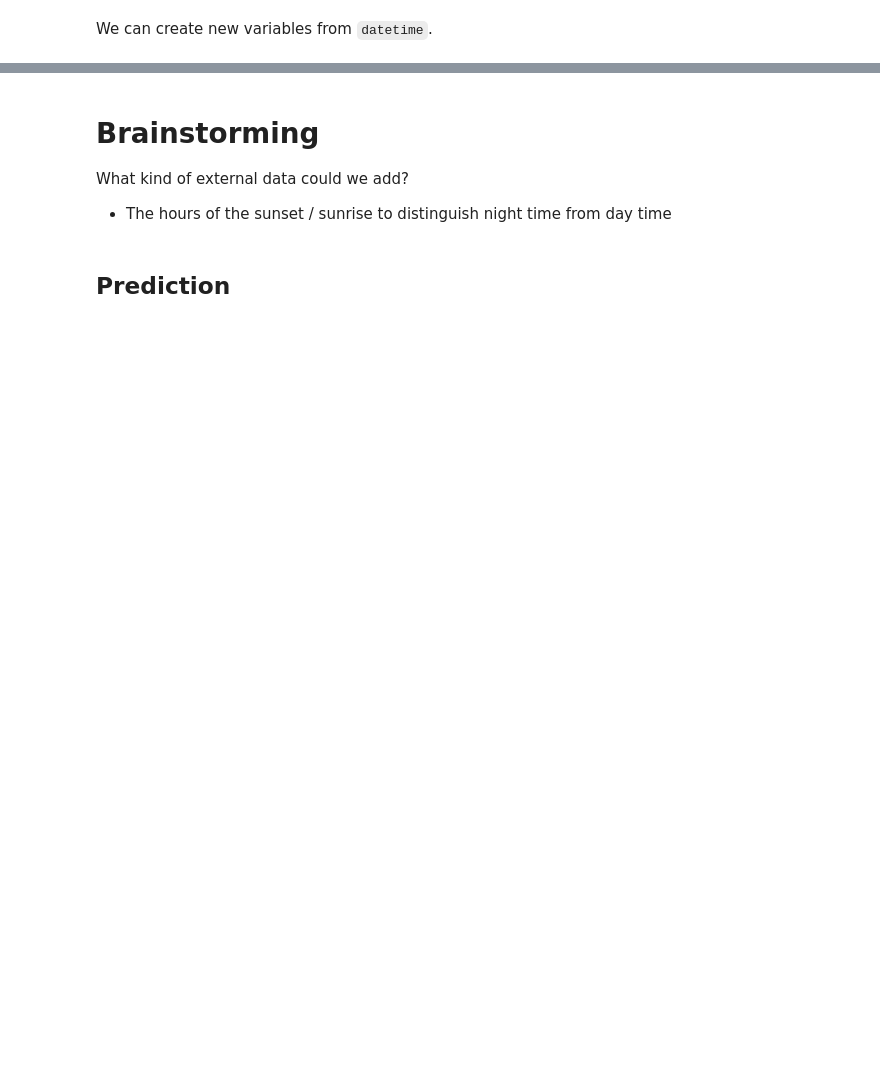
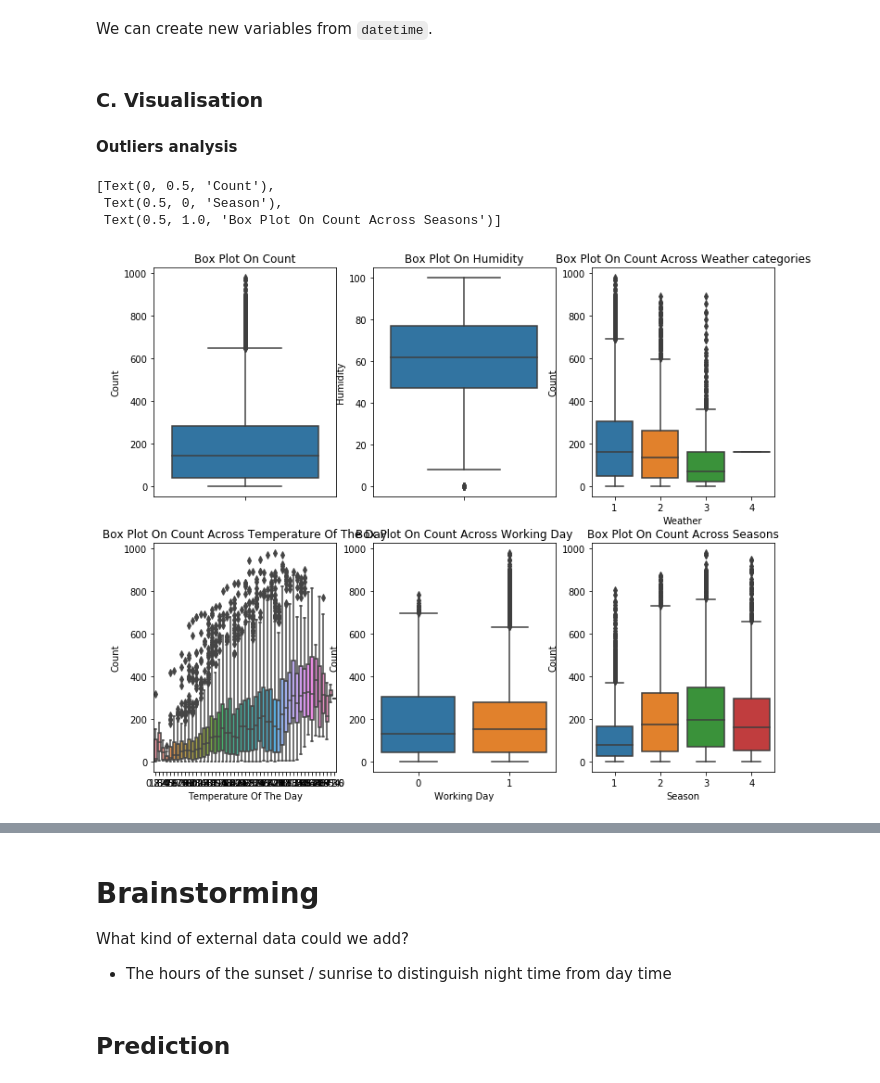
Before and after one commit to InesVA/predicting-bike-sharing-demand, a Jupyter notebook: Bike Sharing Prediction.ipynb, the cells around one changed output, grey strips where cells are left out. Drawn from its saved outputs; the diff is of its cells as text; code cells hidden in the pictures; blank space fills up the shorter version.

Commit message:
Started outliers analysis and visualisation
Added outliers analysis and started visualisation

```diff
--- a/Bike Sharing Prediction.ipynb
+++ b/Bike Sharing Prediction.ipynb
@@ -16,10 +16,12 @@ The objective is to **forecast the use of the city bikeshare system** in Washing
 import pandas as pd
 import numpy as np
 import datetime
+import matplotlib.pyplot as plt
+import seaborn as sn
 
 # Importing datasets
-train = pd.read_csv('data/train.csv')
-test = pd.read_csv('data/test.csv')
+train = pd.read_csv('Desktop/data/train.csv')
+test = pd.read_csv('Desktop/data/test.csv')
 
 # Merging datasets
 train["is_train"] = [1 for x in range(train.shape[0])]
@@ -103,3 +105,27 @@ datasets["month"] = [int(datasets.datetime[x][5:7]) for x in range(datasets.shap
 datasets["day"] = [int(datasets.datetime[x][8:10]) for x in range(datasets.shape[0])]
 datasets["hour"] = [int(datasets.datetime[x][11:13]) for x in range(datasets.shape[0])]
 datasets["weekday"] = [datetime.datetime.strptime(datasets.datetime[x][0:10], '%Y-%m-%d').weekday() for x in range(datasets.shape[0])]
+# %% [markdown]
+### C. Visualisation
+#### Outliers analysis
+# %%
+fig, axes = plt.subplots(nrows=2,ncols=3)
+fig.set_size_inches(12, 10)
+sn.boxplot(data=train,y="count",orient="v",ax=axes[0][0])
+sn.boxplot(data=train,y="humidity",orient="v",ax=axes[0][1])
+sn.boxplot(data=train,y="count",x="weather",orient="v",ax=axes[0][2])
+sn.boxplot(data=train,y="count",x="temp",orient="v",ax=axes[1][0])
+sn.boxplot(data=train,y="count",x="workingday",orient="v",ax=axes[1][1])
+sn.boxplot(data=train,y="count",x="season",orient="v",ax=axes[1][2])
+
+axes[0][0].set(ylabel='Count',title="Box Plot On Count")
+axes[0][1].set(ylabel='Humidity',title="Box Plot On Humidity")
+axes[0][2].set(xlabel='Weather', ylabel='Count',title="Box Plot On Count Across Weather categories")
+axes[1][0].set(xlabel='Temperature Of The Day', ylabel='Count',title="Box Plot On Count Across Temperature Of The Day")
+axes[1][1].set(xlabel='Working Day', ylabel='Count',title="Box Plot On Count Across Working Day")
+axes[1][2].set(xlabel='Season', ylabel='Count',title="Box Plot On Count Across Seasons")
+# %% [output]
+[Text(0, 0.5, 'Count'),
+ Text(0.5, 0, 'Season'),
+ Text(0.5, 1.0, 'Box Plot On Count Across Seasons')]
+[figure, added]
```
Also changed, not shown: parts of 5 cells of this notebook, 1 other file.
